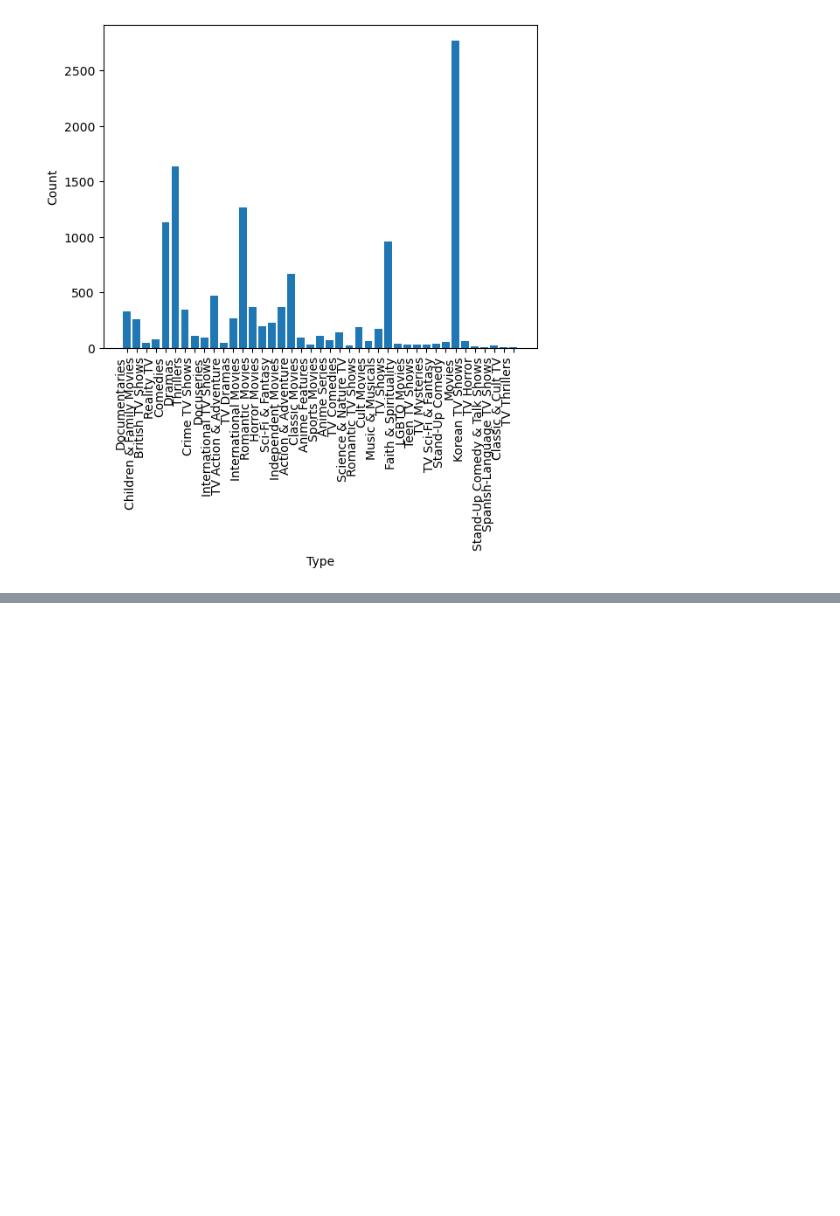
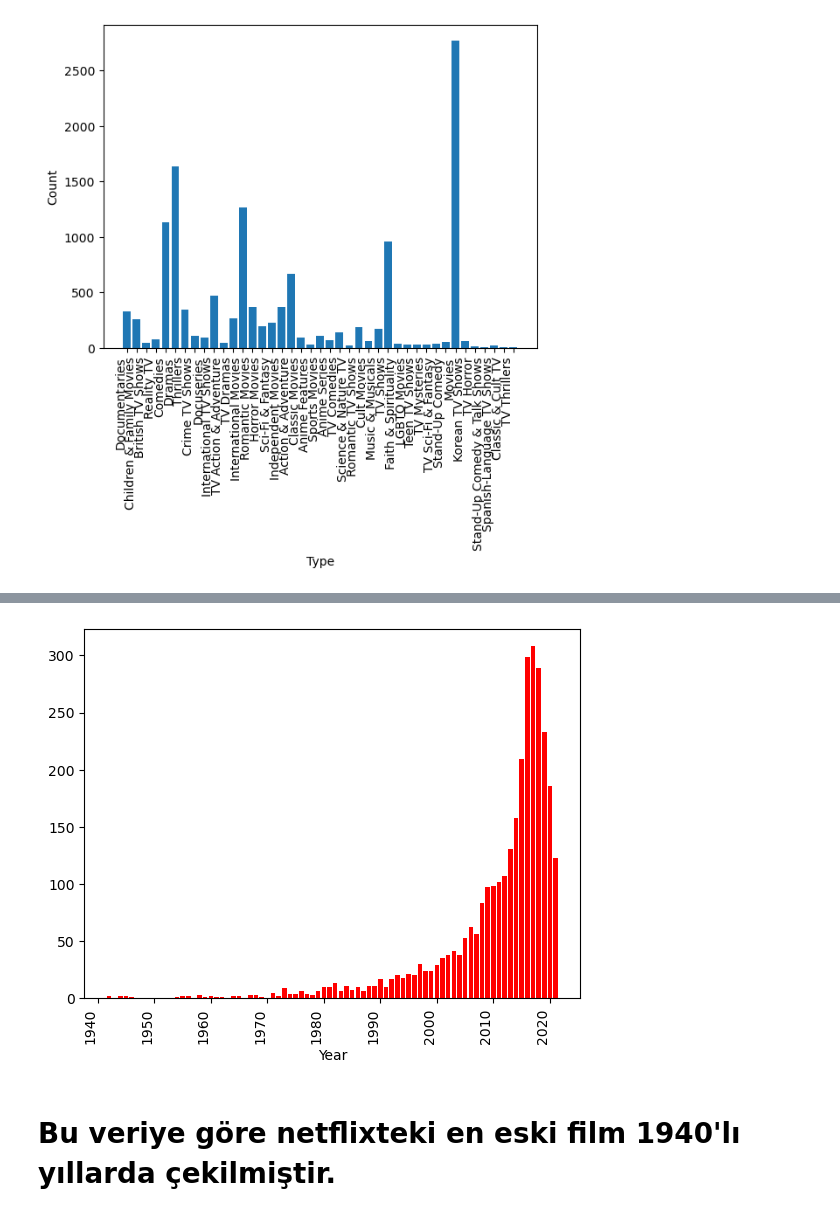
Before and after one commit to ilkerCelimli/DataScience-Olimpiyatlar, a Jupyter notebook: netflix_data_set.ipynb, the cells around one changed output, grey strips where cells are left out. Drawn from its saved outputs; the diff is of its cells as text; code cells hidden in the pictures; blank space fills up the shorter version.

```diff
--- a/netflix_data_set.ipynb
+++ b/netflix_data_set.ipynb
@@ -322,0 +361,10 @@ show_listed_movie(listed_data)
+# %%
+result = (
+    data.groupby(["release_year", "director"])
+    .size()  # Yıl ve yönetmene göre film sayısını hesapla
+    .reset_index(name="count")  # Sonuçları bir tabloya dönüştür
+    .sort_values(by=["director", "release_year"], ascending=[True, False])  # Daha okunabilir hale getirmek için sıralama
+)
+result = result[result["director"] != "Unknown"]
+result = result.groupby("release_year")["count"].sum().reset_index()
+result
@@ -322,0 +385,11 @@ show_listed_movie(listed_data)
+# %%
+plt.figure()
+
+plt.bar(result["release_year"],result["count"],color="red")
+plt.xlabel("Year")
+plt.xticks(rotation=90,ha="right")
+plt.show()
+# %% [output]
+[figure, added]
+# %% [markdown]
+# Bu veriye göre netflixteki en eski film 1940'lı yıllarda çekilmiştir.
```
Also changed, not shown: parts of 5 cells of this notebook.
